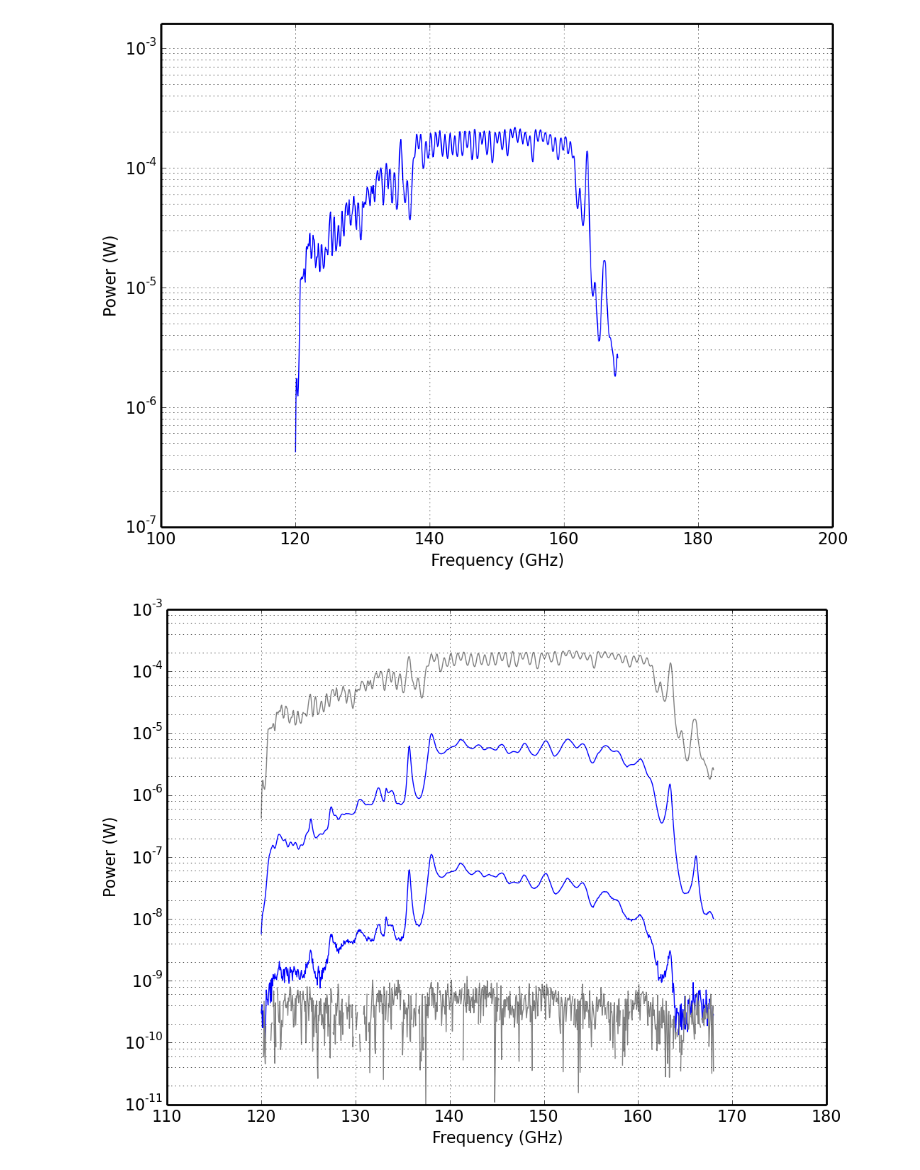
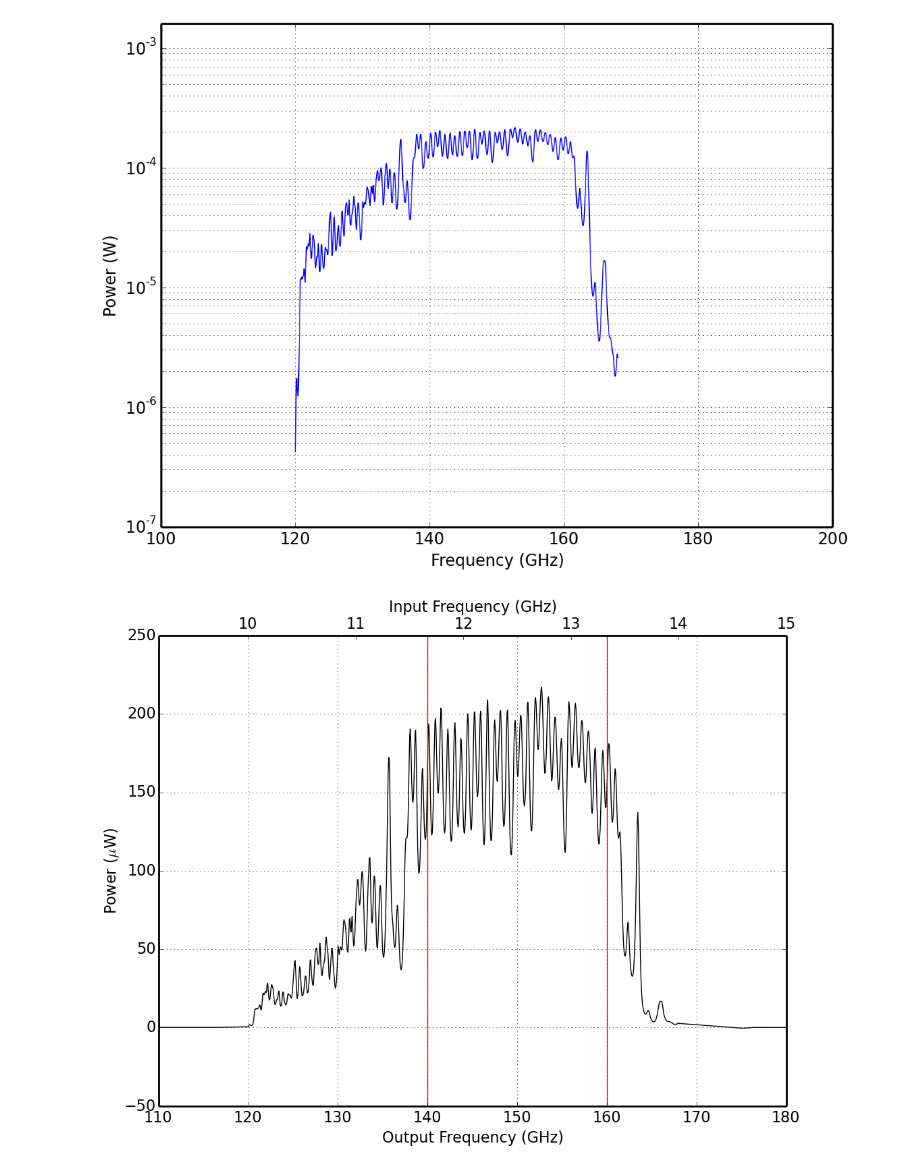
Before and after one commit to ColumbiaCMB/mmw-source, a Jupyter notebook: 2014-04-25_wide_sweep.ipynb, the cells around one changed output. Saved outputs shown, nothing was run; the diff lists cells and outputs as text; code cells hidden in the pictures.

```diff
--- a/2014-04-25_wide_sweep.ipynb
+++ b/2014-04-25_wide_sweep.ipynb
@@ -205,20 +205,22 @@ ax4.set_ylim(10**-7, 5**-4)
 # %%
 freq_list[0], pow_list[0] = long_freq_list, long_pow_list
 
 fig3=figure(3)
 ax3=fig3.add_subplot(1,1,1)
-for i in range(len(data_files)):
-    if i%3==0:
-        color='grey'
-    else:
-        color='blue'
-    ax3.plot(freq_list[i],pow_list[i],color=color)
-ax3.set_yscale('log')
-ax3.set_xlabel('Frequency (GHz)')
-ax3.set_ylabel('Power (W)')
-ax3.set_ylim([10**-11,10**-3])
+ax3.plot(freq_list[0],np.array(pow_list[0])*1e6,color='black')
+ax3.set_xlabel('Output Frequency (GHz)')
+ax3.set_ylabel('Power ($\mu$W)')
+#ax3.set_ylim([-0.00001,0.00005])
 ax3.set_xlim(110, 180)
 
-fig3.savefig('plots/alternate_frequency_sweeps.pdf')
+ax3.axvline(x=140, color='red')
+ax3.axvline(x=160, color='red')
+
+ax31 = ax3.twiny()
+ax31.set_xlabel('Input Frequency (GHz)')
+ax31.set_xlim([110/12.0,180/12.0])
+ax31.grid(False)
+
+fig3.savefig('plots/passband_frequency_sweeps.pdf')
 # %% [output]
-[figure, old version]
+[figure, new version]
```
Also changed, not shown: parts of 1 cell of this notebook, 14 other files.
